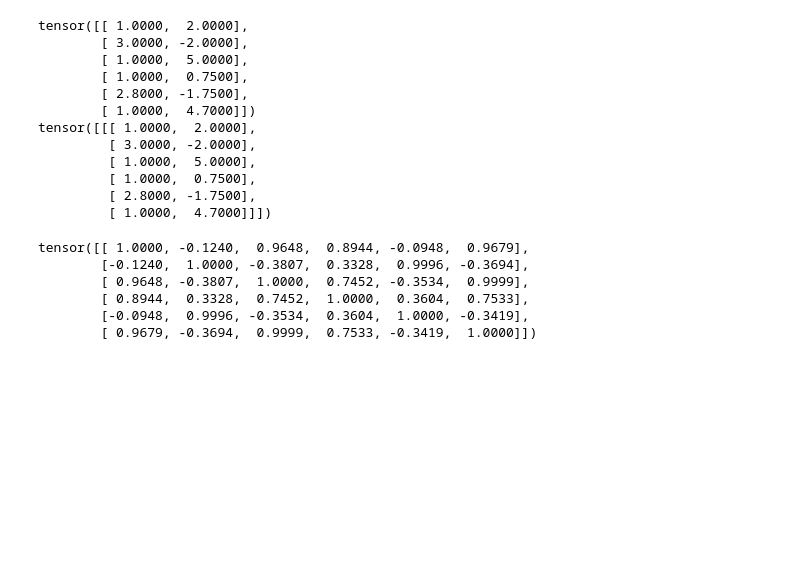
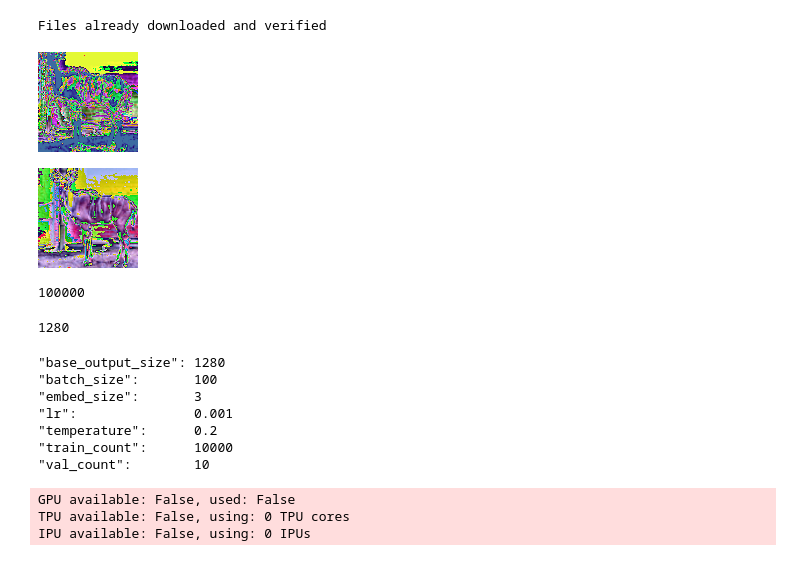
Before and after one commit to noncomputable/simclr, a Jupyter notebook: notebook.ipynb, the cells around one changed output. Cells and saved outputs as stored; diff of their text form; code cells hidden in the pictures; blank space fills up the shorter version.

Commit message:
added pl module for training embeddings

```diff
--- a/notebook.ipynb
+++ b/notebook.ipynb
@@ -4,25 +7,32 @@
-# %%
-cm = torch.cat([I,J])
-print(cm)
-print(cm.unsqueeze(0))
-#torch.nn.functional.cosine_similarity(cm.unsqueeze(0),cm.unsqueeze(1))
-torch.nn.functional.cosine_similarity(cm.unsqueeze(0), cm.unsqueeze(1), dim = 2)
-# %% [output]
-tensor([[ 1.0000,  2.0000],
-        [ 3.0000, -2.0000],
-        [ 1.0000,  5.0000],
-        [ 1.0000,  0.7500],
-        [ 2.8000, -1.7500],
-        [ 1.0000,  4.7000]])
-tensor([[[ 1.0000,  2.0000],
-         [ 3.0000, -2.0000],
-         [ 1.0000,  5.0000],
-         [ 1.0000,  0.7500],
-         [ 2.8000, -1.7500],
-         [ 1.0000,  4.7000]]])
-tensor([[ 1.0000, -0.1240,  0.9648,  0.8944, -0.0948,  0.9679],
-        [-0.1240,  1.0000, -0.3807,  0.3328,  0.9996, -0.3694],
-        [ 0.9648, -0.3807,  1.0000,  0.7452, -0.3534,  0.9999],
-        [ 0.8944,  0.3328,  0.7452,  1.0000,  0.3604,  0.7533],
-        [-0.0948,  0.9996, -0.3534,  0.3604,  1.0000, -0.3419],
-        [ 0.9679, -0.3694,  0.9999,  0.7533, -0.3419,  1.0000]])
+# %%
+from torchvision.datasets import STL10
+stl10_unlabeled = STL10("./data", split="unlabeled", download=True)
+# %% [output]
+Files already downloaded and verified
+# %%
+from dataset import AugmentedDataset
+import torchvision.transforms.functional as tvf
+ds = AugmentedDataset(stl10_unlabeled, (100,100))
+display(tvf.to_pil_image(ds.get_image(0, True)[0][0]))
+display(tvf.to_pil_image(ds.get_image(0, True)[0][1]))
+print(len(ds))
+# %% [output]
+[figure, added]
+[figure, added]
+100000
+# %%
+import torchvision, torch
+base_model = torchvision.models.efficientnet_b0(from_pretrained=True)
+
+class Identity(torch.nn.Module):
+    def __init__(self):
+        super().__init__()
+
+    def forward(self, x):
+        return x
+
+base_model.classifier = Identity()
+base_out_size = base_model(ds[0][0][0].unsqueeze(0)).shape[1]
+print(base_out_size)
+# %% [output]
+1280
@@ -28,0 +44,17 @@ tensor([[ 1.0000, -0.1240,  0.9648,  0.8944, -0.0948,  0.9679],
+# %%
+import pytorch_lightning as pl
+plmodule.hparams
+# %% [output]
+"base_output_size": 1280
+"batch_size":       100
+"embed_size":       3
+"lr":               0.001
+"temperature":      0.2
+"train_count":      10000
+"val_count":        10
+# %%
+trainer = pl.Trainer(log_every_n_steps = 1, max_epochs = 10)
+# %% [output]
+GPU available: False, used: False
+TPU available: False, using: 0 TPU cores
+IPU available: False, using: 0 IPUs
```
Also changed, not shown: parts of 7 cells of this notebook, 1 other file.
